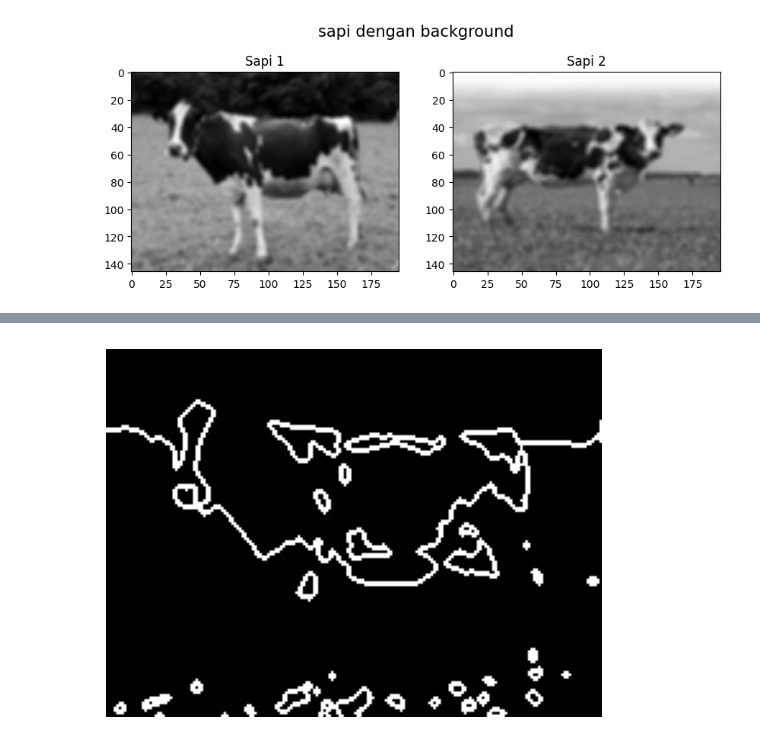
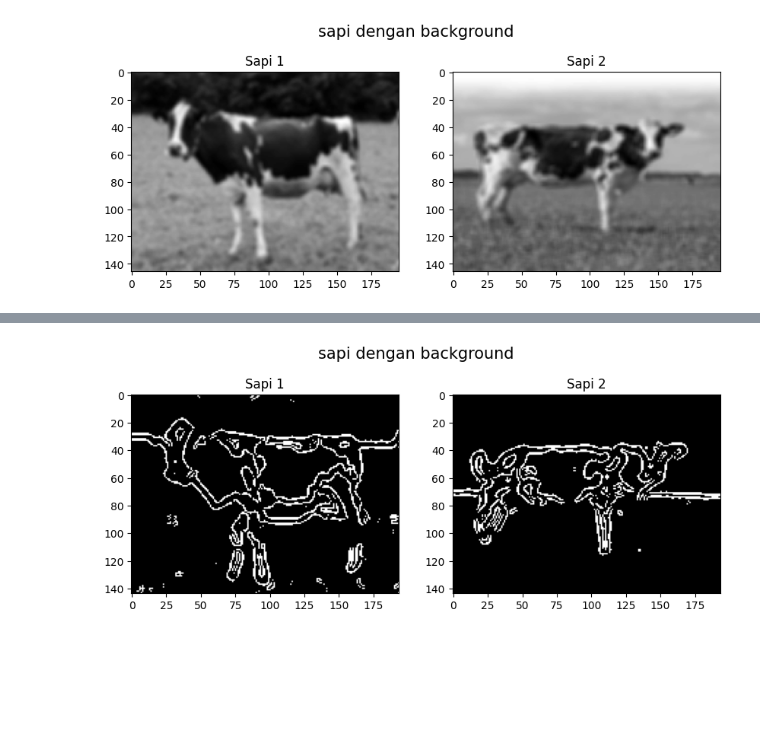
Before and after one commit to naragift/sapixy, a Jupyter notebook: main.ipynb, the cells around one changed output, grey strips where cells are left out. Drawn from its saved outputs; the diff is of its cells as text; code cells hidden in the pictures; blank space fills up the shorter version.

```diff
--- a/main.ipynb
+++ b/main.ipynb
@@ -336,8 +336,7 @@ def graph_cut_segmentation(image, threshold):
 
     return segmented_image
 
-graph_cut_segmentation1 = graph_cut_segmentation(normalized_image1)
-graph_cut_segmentation2 = graph_cut_segmentation(normalized_image2)
-
+graph_cut_segmentation1 = graph_cut_segmentation(normalized_image1, 40)
+graph_cut_segmentation2 = graph_cut_segmentation(normalized_image2, 40)
 display_im2(graph_cut_segmentation1, graph_cut_segmentation2, title='sapi dengan background')
 # %% [output]
@@ -365,49 +344,50 @@ display_im2(segmented_image1, segmented_image2, title='sapi dengan background')
 # %%
-# Assuming you have the preprocessed image as `blurred_image`
+# Perform Sobel filtering for edge detection
+def canny_edges_detection(image):
+    gradient_x = []
+    gradient_y = []
+    sobel_threshold = 4 #
+    # Adjust the threshold value as needed
 
-blurred_image = segmented_image1
-# Perform Sobel filtering for edge detection
-gradient_x = []
-gradient_y = []
-sobel_threshold = 2 #
-# Adjust the threshold value as needed
+    for i in range(1, len(image) - 1):
+        gradient_row_x = []
+        gradient_row_y = []
+        for j in range(1, len(image[i]) - 1):
+            gx = (image[i + 1][j - 1] + 2 * image[i + 1][j] + image[i + 1][j + 1]) - \
+                (image[i - 1][j - 1] + 2 * image[i - 1][j] + image[i - 1][j + 1])
+            gy = (image[i - 1][j + 1] + 2 * image[i][j + 1] + image[i + 1][j + 1]) - \
+                (image[i - 1][j - 1] + 2 * image[i][j - 1] + image[i + 1][j - 1])
+            gradient_row_x.append(gx)
+            gradient_row_y.append(gy)
+        gradient_x.append(gradient_row_x)
+        gradient_y.append(gradient_row_y)
 
-for i in range(1, len(blurred_image) - 1):
-    gradient_row_x = []
-    gradient_row_y = []
-    for j in range(1, len(blurred_image[i]) - 1):
-        gx = (blurred_image[i + 1][j - 1] + 2 * blurred_image[i + 1][j] + blurred_image[i + 1][j + 1]) - \
-             (blurred_image[i - 1][j - 1] + 2 * blurred_image[i - 1][j] + blurred_image[i - 1][j + 1])
-        gy = (blurred_image[i - 1][j + 1] + 2 * blurred_image[i][j + 1] + blurred_image[i + 1][j + 1]) - \
-             (blurred_image[i - 1][j - 1] + 2 * blurred_image[i][j - 1] + blurred_image[i + 1][j - 1])
-        gradient_row_x.append(gx)
-        gradient_row_y.append(gy)
-    gradient_x.append(gradient_row_x)
-    gradient_y.append(gradient_row_y)
+    # Calculate edge magnitude
+    edge_magnitude = []
+    for i in range(len(gradient_x)):
+        magnitude_row = []
+        for j in range(len(gradient_x[i])):
+            magnitude = (gradient_x[i][j]**2 + gradient_y[i][j]**2) ** 0.5
+            magnitude_row.append(magnitude)
+        edge_magnitude.append(magnitude_row)
 
-# Calculate edge magnitude
-edge_magnitude = []
-for i in range(len(gradient_x)):
-    magnitude_row = []
-    for j in range(len(gradient_x[i])):
-        magnitude = (gradient_x[i][j]**2 + gradient_y[i][j]**2) ** 0.5
-        magnitude_row.append(magnitude)
-    edge_magnitude.append(magnitude_row)
+    # Apply thresholding to extract strong edges
+    canny_edges = []
+    for i in range(len(edge_magnitude)):
+        edges_row = []
+        for j in range(len(edge_magnitude[i])):
+            if edge_magnitude[i][j] >= sobel_threshold:
+                edges_row.append(255)
+            else:
+                edges_row.append(0)
+        canny_edges.append(edges_row)
 
-# Apply thresholding to extract strong edges
-canny_edges = []
-for i in range(len(edge_magnitude)):
-    edges_row = []
-    for j in range(len(edge_magnitude[i])):
-        if edge_magnitude[i][j] >= sobel_threshold:
-            edges_row.append(255)
-        else:
-            edges_row.append(0)
-    canny_edges.append(edges_row)
+    return canny_edges
 
 # Display the edges
-plt.imshow(canny_edges, cmap='gray')
-plt.axis('off')
-plt.show()
+canny_edges1 = canny_edges_detection(graph_cut_segmentation1)
+canny_edges2 = canny_edges_detection(graph_cut_segmentation2)
+
+display_im2(canny_edges1, canny_edges2, title='sapi dengan background')
 # %% [output]
-[figure, old version]
+[figure, new version]
```
Also changed, not shown: parts of 2 cells of this notebook.
